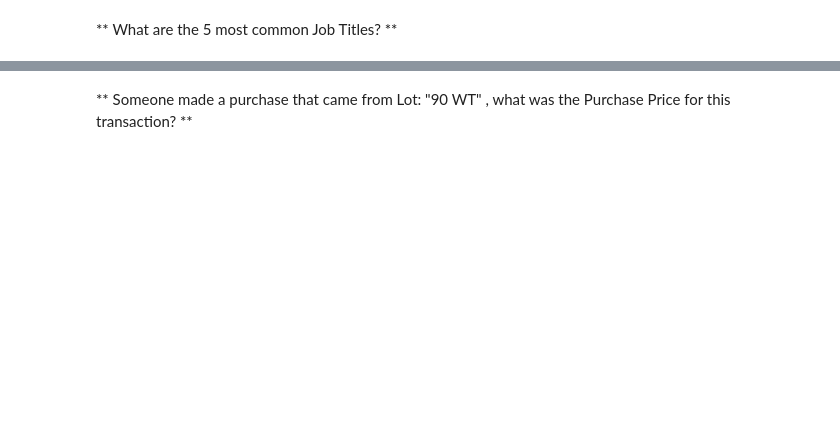
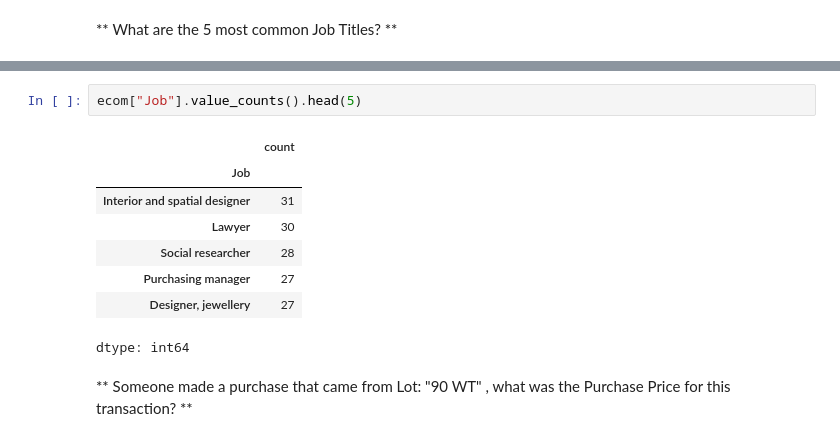
Before and after one commit to TahaThinks/DataScienceProjects2024, a Jupyter notebook: Project 3 Data Science 2025/Ecommerce_Purchases_Exercise_.ipynb, the cells around one changed output, grey strips where cells are left out. Cells and saved outputs as stored; diff of their text form; blank space fills up the shorter version.

```diff
--- a/Project 3 Data Science 2025/Ecommerce_Purchases_Exercise_.ipynb
+++ b/Project 3 Data Science 2025/Ecommerce_Purchases_Exercise_.ipynb
@@ -133,2 +130,13 @@ Name: Job, dtype: int64
+# %%
+ecom["Job"].value_counts().head(5)
+# %% [output]
+|  | count |
+| Job |  |
+| Interior and spatial designer | 31 |
+| Lawyer | 30 |
+| Social researcher | 28 |
+| Purchasing manager | 27 |
+| Designer, jewellery | 27 |
+dtype: int64
 # %% [markdown]
 ** Someone made a purchase that came from Lot: "90 WT" , what was the Purchase Price for this transaction? **
```
Also changed, not shown: parts of 25 cells of this notebook.
